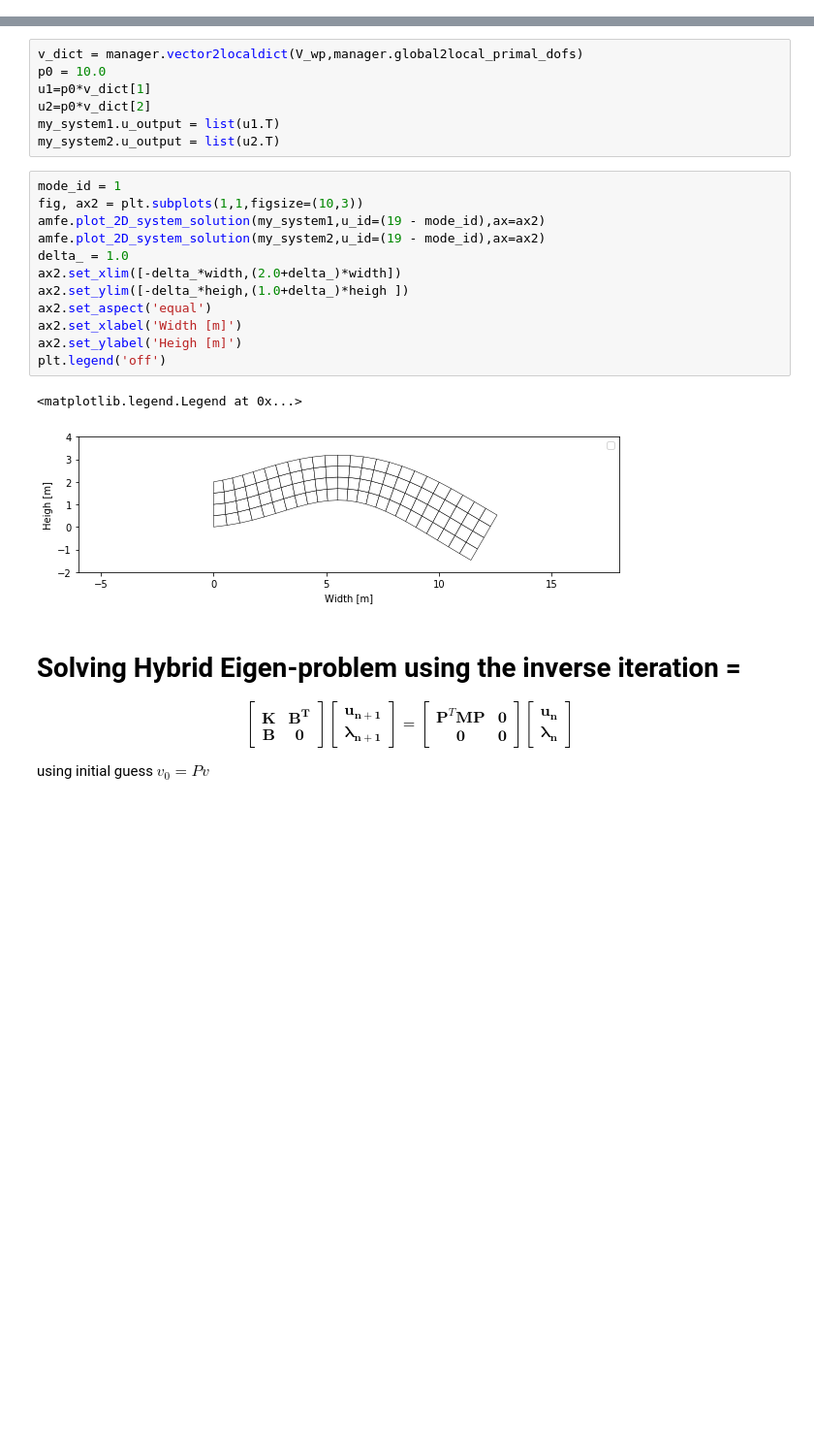
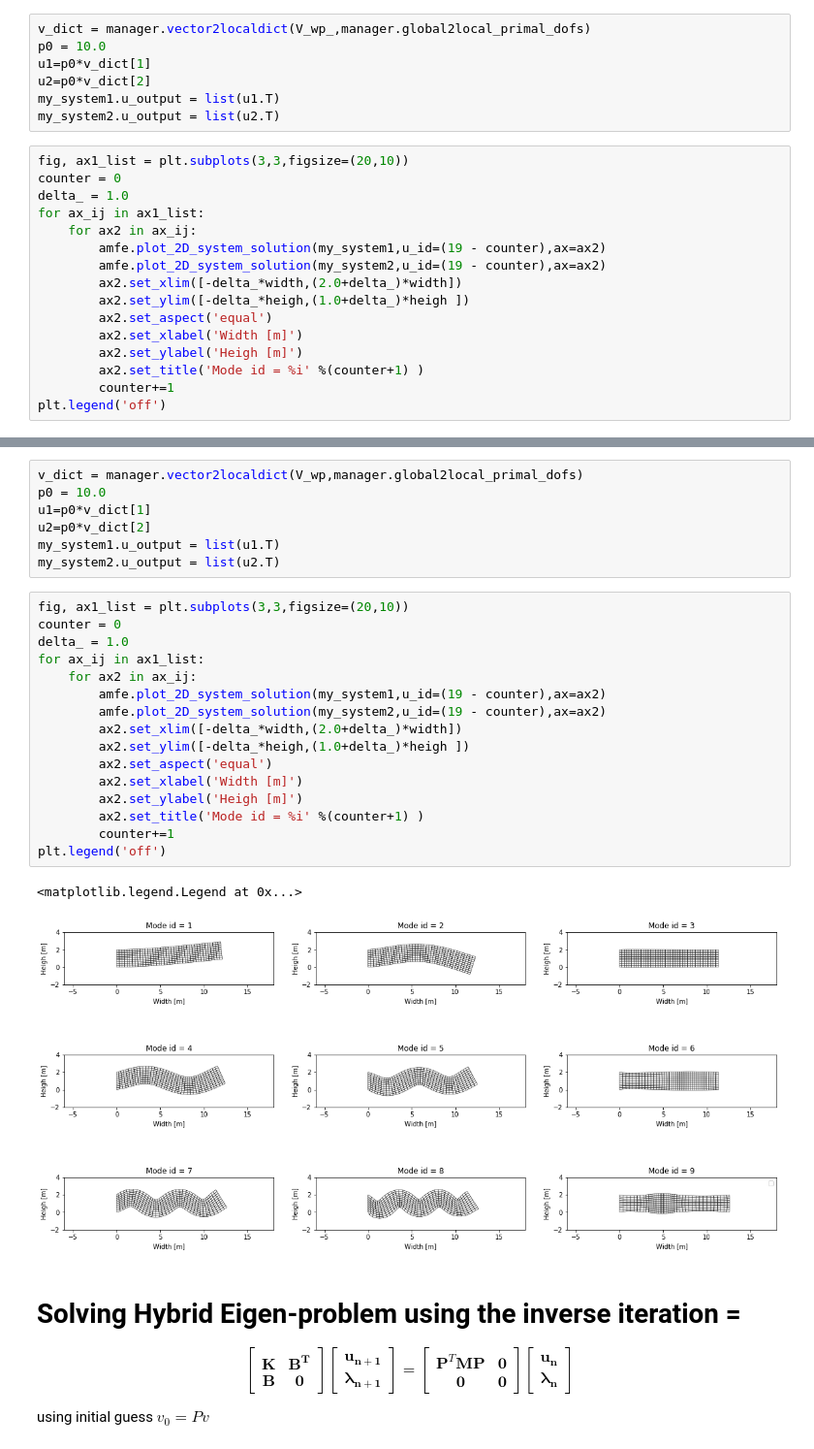
Before and after one commit to jenovencio/notebooks, a Jupyter notebook: DDEigensolver/DD eigensolver.ipynb, the cells around one changed output, grey strips where cells are left out. Shown at 97% size. Drawn from its saved outputs; the diff is of its cells as text; blank space fills up the shorter version.

```diff
--- a/DDEigensolver/DD eigensolver.ipynb
+++ b/DDEigensolver/DD eigensolver.ipynb
@@ -254,0 +315,23 @@ Text(0.5, 1.0, 'Frequency [Hz]')
+# %%
+v_dict = manager.vector2localdict(V_wp_,manager.global2local_primal_dofs)
+p0 = 10.0
+u1=p0*v_dict[1]
+u2=p0*v_dict[2]
+my_system1.u_output = list(u1.T)
+my_system2.u_output = list(u2.T)
+# %%
+fig, ax1_list = plt.subplots(3,3,figsize=(20,10))
+counter = 0
+delta_ = 1.0
+for ax_ij in ax1_list:
+    for ax2 in ax_ij:
+        amfe.plot_2D_system_solution(my_system1,u_id=(19 - counter),ax=ax2)
+        amfe.plot_2D_system_solution(my_system2,u_id=(19 - counter),ax=ax2)
+        ax2.set_xlim([-delta_*width,(2.0+delta_)*width])
+        ax2.set_ylim([-delta_*heigh,(1.0+delta_)*heigh ])
+        ax2.set_aspect('equal')
+        ax2.set_xlabel('Width [m]')
+        ax2.set_ylabel('Heigh [m]')
+        ax2.set_title('Mode id = %i' %(counter+1) )
+        counter+=1
+plt.legend('off')
@@ -320,20 +394,24 @@ u2=p0*v_dict[2]
 my_system1.u_output = list(u1.T)
 my_system2.u_output = list(u2.T)
 # %%
-mode_id = 1
-fig, ax2 = plt.subplots(1,1,figsize=(10,3))
-amfe.plot_2D_system_solution(my_system1,u_id=(19 - mode_id),ax=ax2)
-amfe.plot_2D_system_solution(my_system2,u_id=(19 - mode_id),ax=ax2)
+fig, ax1_list = plt.subplots(3,3,figsize=(20,10))
+counter = 0
 delta_ = 1.0
-ax2.set_xlim([-delta_*width,(2.0+delta_)*width])
-ax2.set_ylim([-delta_*heigh,(1.0+delta_)*heigh ])
-ax2.set_aspect('equal')
-ax2.set_xlabel('Width [m]')
-ax2.set_ylabel('Heigh [m]')
+for ax_ij in ax1_list:
+    for ax2 in ax_ij:
+        amfe.plot_2D_system_solution(my_system1,u_id=(19 - counter),ax=ax2)
+        amfe.plot_2D_system_solution(my_system2,u_id=(19 - counter),ax=ax2)
+        ax2.set_xlim([-delta_*width,(2.0+delta_)*width])
+        ax2.set_ylim([-delta_*heigh,(1.0+delta_)*heigh ])
+        ax2.set_aspect('equal')
+        ax2.set_xlabel('Width [m]')
+        ax2.set_ylabel('Heigh [m]')
+        ax2.set_title('Mode id = %i' %(counter+1) )
+        counter+=1
 plt.legend('off')
 # %% [output]
 <matplotlib.legend.Legend at 0x...>
-[figure, old version]
+[figure, new version]
 # %% [markdown]
 # Solving Hybrid Eigen-problem using the inverse iteration =
 
```
Also changed, not shown: parts of 25 cells of this notebook.
